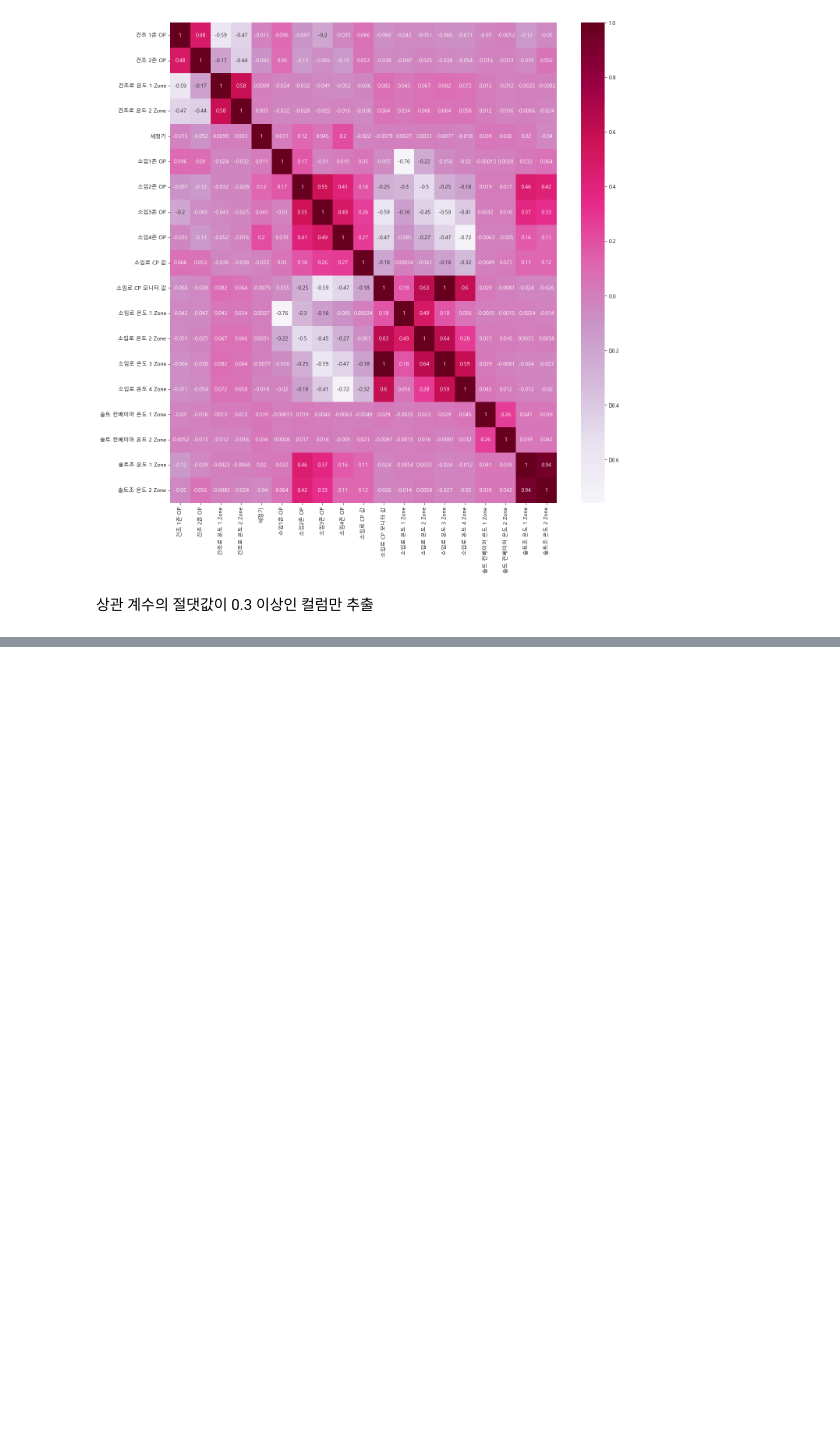
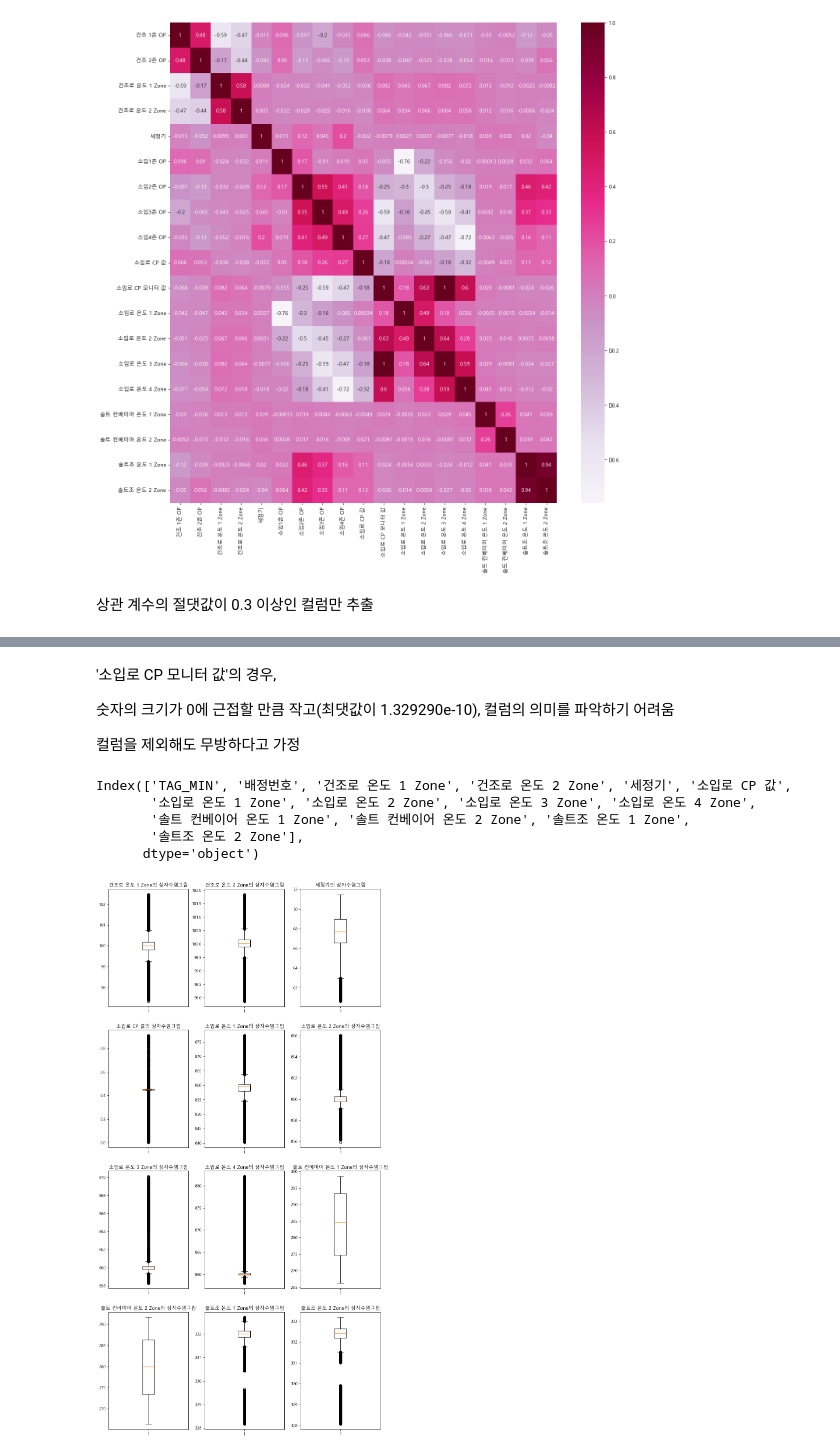
Before and after one commit to nyeokinyeoki/kamp, a Jupyter notebook: Data_analyse_heat_treatment_제조에 미련이 남아.ipynb, the cells around one changed output, grey strips where cells are left out. Drawn from its saved outputs; the diff is of its cells as text; code cells hidden in the pictures; blank space fills up the shorter version.

```diff
--- a/Data_analyse_heat_treatment_제조에 미련이 남아.ipynb
+++ b/Data_analyse_heat_treatment_제조에 미련이 남아.ipynb
@@ -254,0 +283,6 @@ df_corr[(df_corr.abs() >= 0.3) & (df_corr.abs() != 1) & (df_corr.notnull())]
+# %%
+# 'OP'가 속해있는 컬럼 전부 제외
+
+df_dr_cl = df_dr.drop(['건조 1존 OP', '건조 2존 OP','소입1존 OP', '소입2존 OP', '소입3존 OP', '소입4존 OP'],axis=1)
+
+df_dr_cl.head()
@@ -254,0 +296,30 @@ df_corr[(df_corr.abs() >= 0.3) & (df_corr.abs() != 1) & (df_corr.notnull())]
+# %% [markdown]
+'소입로 CP 모니터 값'의 경우,
+
+숫자의 크기가 0에 근접할 만큼 작고(최댓값이 1.329290e-10), 컬럼의 의미를 파악하기 어려움
+
+컬럼을 제외해도 무방하다고 가정
+# %%
+# 소입로 CP 모니터 값 제외
+
+df_dr_cl.drop("소입로 CP 모니터 값", axis=1, inplace=True)
+
+df_dr_cl.columns
+# %% [output]
+Index(['TAG_MIN', '배정번호', '건조로 온도 1 Zone', '건조로 온도 2 Zone', '세정기', '소입로 CP 값',
+       '소입로 온도 1 Zone', '소입로 온도 2 Zone', '소입로 온도 3 Zone', '소입로 온도 4 Zone',
+       '솔트 컨베이어 온도 1 Zone', '솔트 컨베이어 온도 2 Zone', '솔트조 온도 1 Zone',
+       '솔트조 온도 2 Zone'],
+      dtype='object')
+# %%
+plt.rcParams["font.family"] = 'Malgun Gothic'
+
+fig, axs = plt.subplots(figsize=(12,24), nrows=((df_dr_cl.shape[1]-2)//3), ncols=3)
+
+for h in range(df_dr_cl.shape[1]-2) :
+    axs[h // 3][h % 3].boxplot(df_dr_cl.iloc[:,h+2])
+    axs[h // 3][h % 3].set_title(df_dr_cl.columns[h+2]+"의 상자수염그림")
+
+plt.show()
+# %% [output]
+[figure, added]
```
Also changed, not shown: parts of 7 cells of this notebook.
